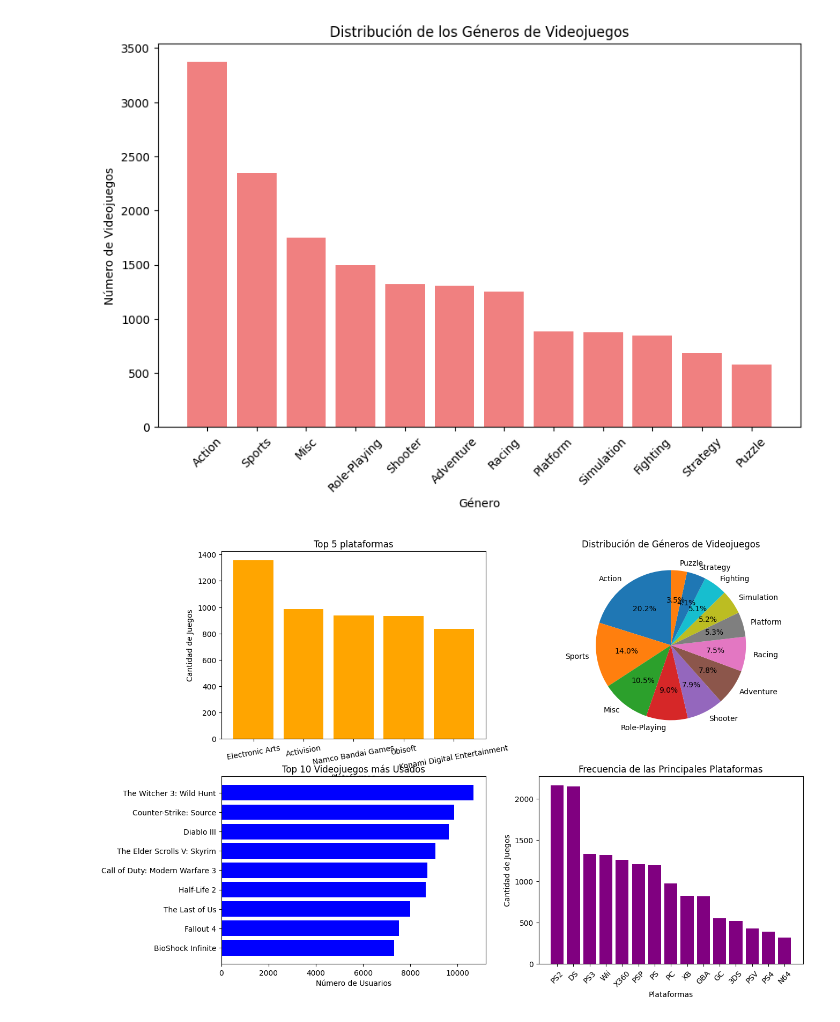
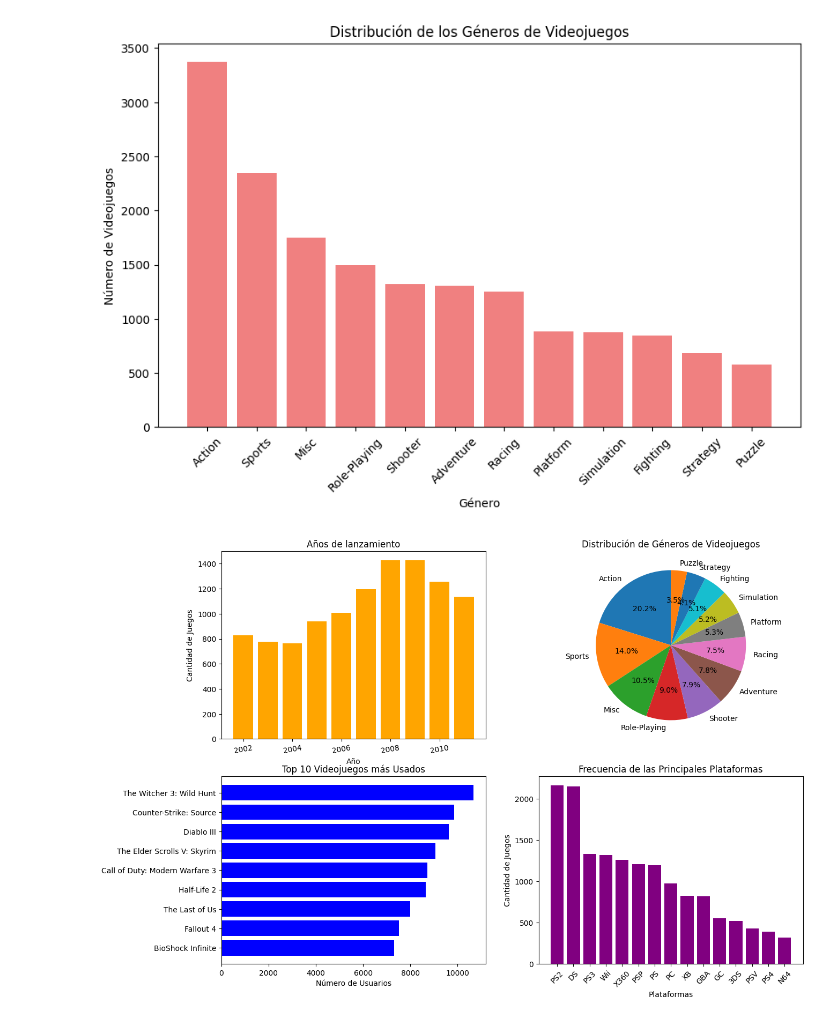
Before and after one commit to rmorenx/proyectito-, a Jupyter notebook: proy.ipynb, the cells around one changed output. Drawn from its saved outputs; the diff is of its cells as text; code cells hidden in the pictures.

```diff
--- a/proy.ipynb
+++ b/proy.ipynb
@@ -57,32 +59,32 @@ plt.show()
 # %%
 ig, axs = plt.subplots(2, 2, figsize=(14, 10))
 
 #grafica i
-platform_counts = vd['Publisher'].value_counts().head(5)
+platform_counts = vd['Year_of_Release'].value_counts().head(10)
 axs[0, 0].bar(platform_counts.index, platform_counts.values, color='orange')
-axs[0, 0].set_title("Top 5 plataformas")
-axs[0, 0].set_xlabel('Plataformas')
+axs[0, 0].set_title("Años de lanzamiento")
+axs[0, 0].set_xlabel('Año')
 axs[0, 0].set_ylabel('Cantidad de Juegos')
 axs[0, 0].tick_params(axis='x', rotation=10)
 
 #grafica ii
 genre_counts = vd['Genre'].value_counts()
 axs[0, 1].pie(genre_counts.values, labels=genre_counts.index, autopct='%1.1f%%', startangle=90)
 axs[0, 1].set_title('Distribución de Géneros de Videojuegos')
 
 #grafica iii
 top_used_games = vd[['Name', 'User_Count']].dropna().sort_values(by='User_Count', ascending=False).head(10)
 axs[1, 0].barh(top_used_games['Name'], top_used_games['User_Count'], color='blue')
 axs[1, 0].set_title('Top 10 Videojuegos más Usados')
 axs[1, 0].set_xlabel('Número de Usuarios')
 axs[1, 0].invert_yaxis()
 
 #grafica iv
 platform_counts = vd['Platform'].value_counts().head(15)
 axs[1, 1].bar(platform_counts.index, platform_counts.values, color='purple')
 axs[1, 1].set_title('Frecuencia de las Principales Plataformas')
 axs[1, 1].set_xlabel('Plataformas')
 axs[1, 1].set_ylabel('Cantidad de Juegos')
 axs[1, 1].tick_params(axis='x', rotation=45)
 # %% [output]
-[figure, old version]
+[figure, new version]
```
Also changed, not shown: parts of 4 cells of this notebook.
